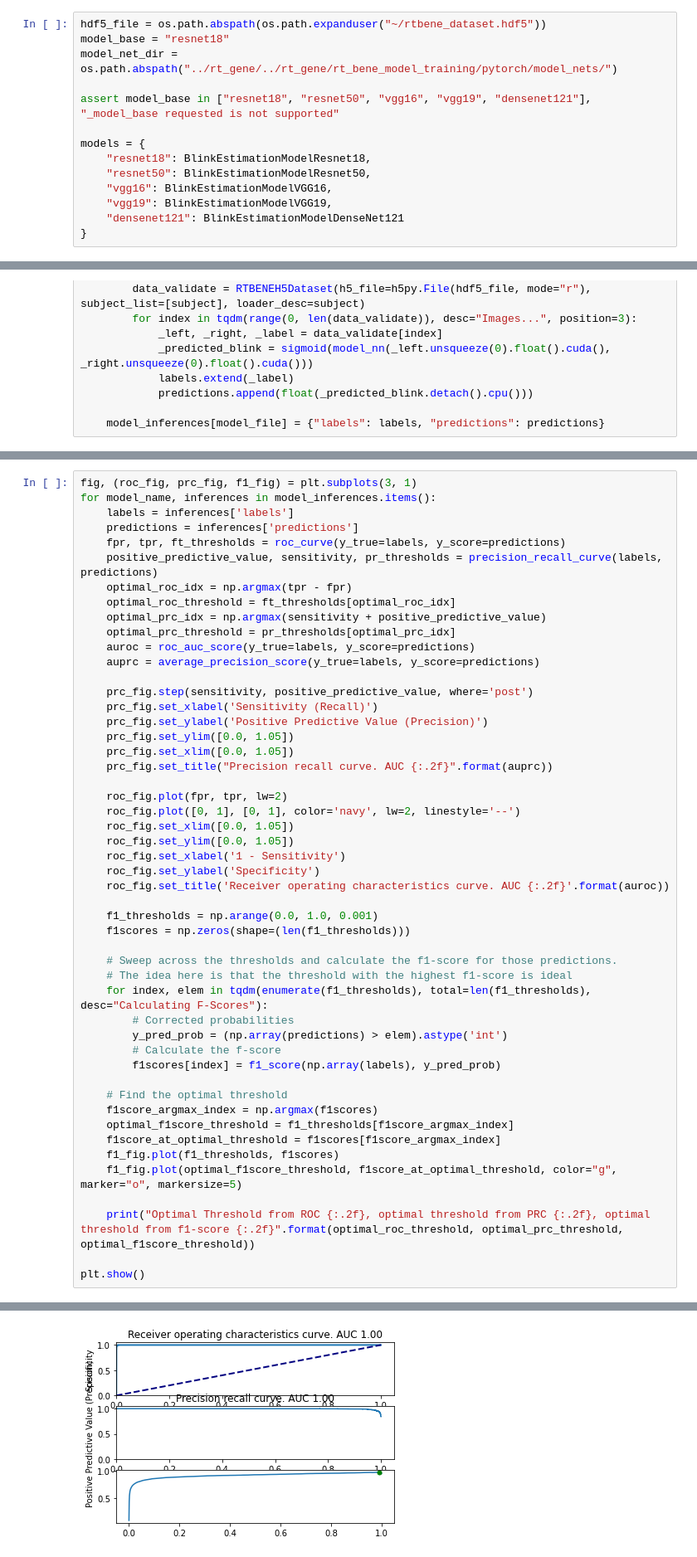
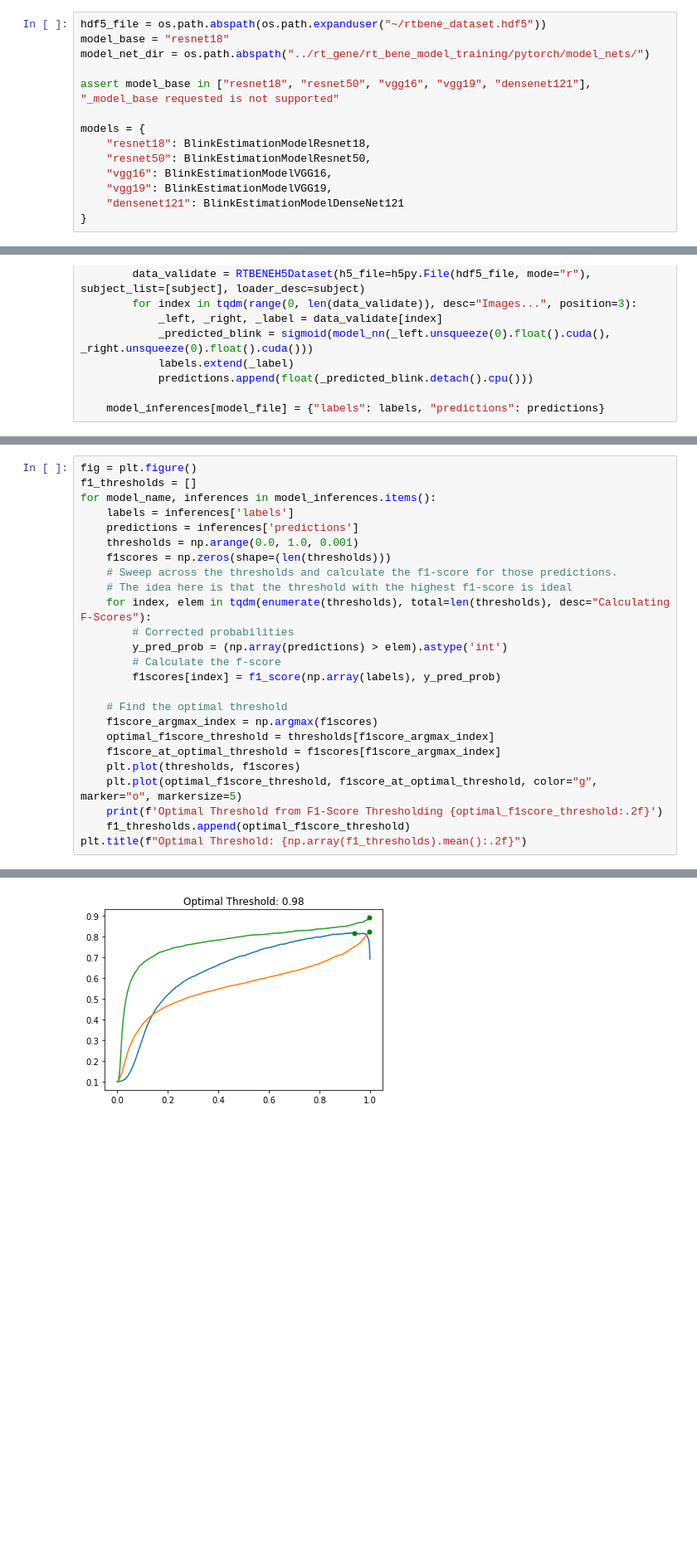
Before and after one commit to Tobias-Fischer/rt_gene, a Jupyter notebook: rt_bene_model_training/pytorch/evaluate_model.ipynb, the cells around one changed output, grey strips where cells are left out. Shown: that part at 83% size. Cells and saved outputs as stored; diff of their text form; blank space fills up the shorter version.

```diff
--- a/rt_bene_model_training/pytorch/evaluate_model.ipynb
+++ b/rt_bene_model_training/pytorch/evaluate_model.ipynb
@@ -15,7 +15,7 @@ from rt_bene_model_training.pytorch.rtbene_dataset import RTBENEH5Dataset
 # %%
 hdf5_file = os.path.abspath(os.path.expanduser("~/rtbene_dataset.hdf5"))
 model_base = "resnet18"
-model_net_dir = os.path.abspath("../rt_gene/../rt_gene/rt_bene_model_training/pytorch/model_nets/")
+model_net_dir = os.path.abspath("../rt_gene/rt_bene_model_training/pytorch/model_nets/")
 
 assert model_base in ["resnet18", "resnet50", "vgg16", "vgg19", "densenet121"], "_model_base requested is not supported"
 
@@ -49,38 +92,14 @@ for model_file in tqdm(glob.glob(os.path.join(model_net_dir, "*.model")), desc="
 # %%
-fig, (roc_fig, prc_fig, f1_fig) = plt.subplots(3, 1)
+fig = plt.figure()
+f1_thresholds = []
 for model_name, inferences in model_inferences.items():
     labels = inferences['labels']
     predictions = inferences['predictions']
-    fpr, tpr, ft_thresholds = roc_curve(y_true=labels, y_score=predictions)
-    positive_predictive_value, sensitivity, pr_thresholds = precision_recall_curve(labels, predictions)
-    optimal_roc_idx = np.argmax(tpr - fpr)
-    optimal_roc_threshold = ft_thresholds[optimal_roc_idx]
-    optimal_prc_idx = np.argmax(sensitivity + positive_predictive_value)
-    optimal_prc_threshold = pr_thresholds[optimal_prc_idx]
-    auroc = roc_auc_score(y_true=labels, y_score=predictions)
-    auprc = average_precision_score(y_true=labels, y_score=predictions)
-
-    prc_fig.step(sensitivity, positive_predictive_value, where='post')
-    prc_fig.set_xlabel('Sensitivity (Recall)')
-    prc_fig.set_ylabel('Positive Predictive Value (Precision)')
-    prc_fig.set_ylim([0.0, 1.05])
-    prc_fig.set_xlim([0.0, 1.05])
-    prc_fig.set_title("Precision recall curve. AUC {:.2f}".format(auprc))
-
-    roc_fig.plot(fpr, tpr, lw=2)
-    roc_fig.plot([0, 1], [0, 1], color='navy', lw=2, linestyle='--')
-    roc_fig.set_xlim([0.0, 1.05])
-    roc_fig.set_ylim([0.0, 1.05])
-    roc_fig.set_xlabel('1 - Sensitivity')
-    roc_fig.set_ylabel('Specificity')
-    roc_fig.set_title('Receiver operating characteristics curve. AUC {:.2f}'.format(auroc))
-
-    f1_thresholds = np.arange(0.0, 1.0, 0.001)
-    f1scores = np.zeros(shape=(len(f1_thresholds)))
-
+    thresholds = np.arange(0.0, 1.0, 0.001)
+    f1scores = np.zeros(shape=(len(thresholds)))
     # Sweep across the thresholds and calculate the f1-score for those predictions.
     # The idea here is that the threshold with the highest f1-score is ideal
-    for index, elem in tqdm(enumerate(f1_thresholds), total=len(f1_thresholds), desc="Calculating F-Scores"):
+    for index, elem in tqdm(enumerate(thresholds), total=len(thresholds), desc="Calculating F-Scores"):
         # Corrected probabilities
         y_pred_prob = (np.array(predictions) > elem).astype('int')
         # Calculate the f-score
@@ -88,12 +107,11 @@ for model_name, inferences in model_inferences.items():
 
     # Find the optimal threshold
     f1score_argmax_index = np.argmax(f1scores)
-    optimal_f1score_threshold = f1_thresholds[f1score_argmax_index]
+    optimal_f1score_threshold = thresholds[f1score_argmax_index]
     f1score_at_optimal_threshold = f1scores[f1score_argmax_index]
-    f1_fig.plot(f1_thresholds, f1scores)
-    f1_fig.plot(optimal_f1score_threshold, f1score_at_optimal_threshold, color="g", marker="o", markersize=5)
-
-    print("Optimal Threshold from ROC {:.2f}, optimal threshold from PRC {:.2f}, optimal threshold from f1-score {:.2f}".format(optimal_roc_threshold, optimal_prc_threshold, optimal_f1score_threshold))
-
-plt.show()
+    plt.plot(thresholds, f1scores)
+    plt.plot(optimal_f1score_threshold, f1score_at_optimal_threshold, color="g", marker="o", markersize=5)
+    print(f'Optimal Threshold from F1-Score Thresholding {optimal_f1score_threshold:.2f}')
+    f1_thresholds.append(optimal_f1score_threshold)
+plt.title(f"Optimal Threshold: {np.array(f1_thresholds).mean():.2f}")
 # %% [output]
@@ -101 +122 @@ Optimal Threshold from ROC 0.68, optimal threshold from PRC 0.99, optimal thresh
-[figure, old version]
+[figure, new version]
```
Also changed, not shown: parts of 2 cells of this notebook, 2 other files.
